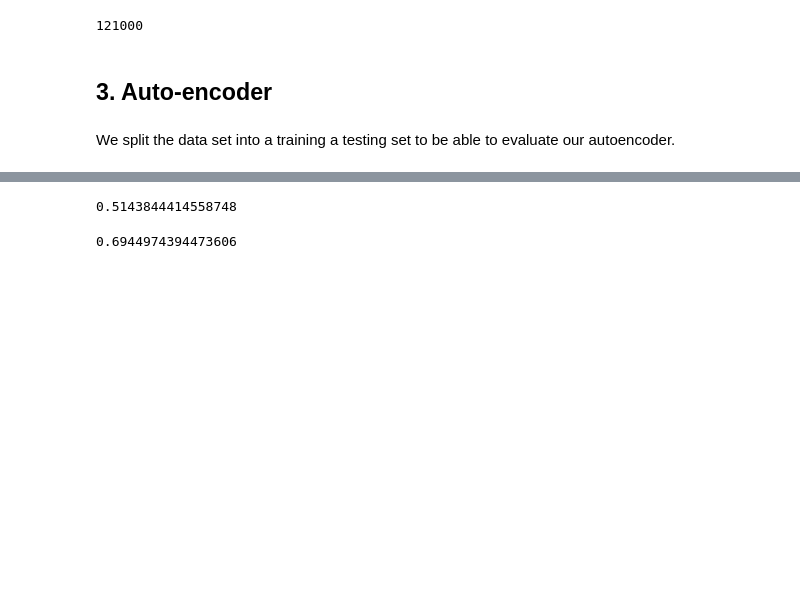
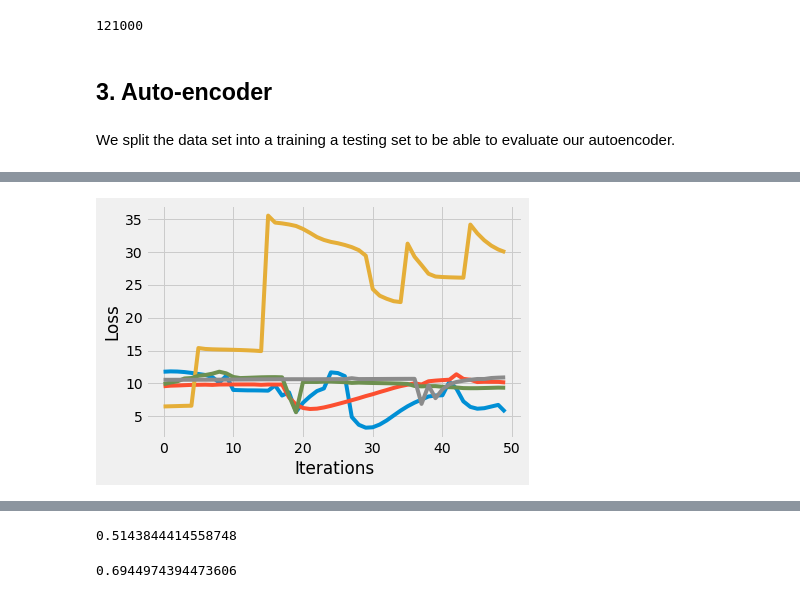
Before and after one commit to CS-433/ml-project-2-thevipers2, a Jupyter notebook: main.ipynb, the cells around one changed output, grey strips where cells are left out. Saved outputs shown, nothing was run; the diff lists cells and outputs as text; code cells hidden in the pictures; blank space fills up the shorter version.

```diff
--- a/main.ipynb
+++ b/main.ipynb
@@ -191,3 +197,7 @@ net = Autoencoder(input_size)
 optimizer = torch.optim.Adam(net.parameters(), lr=learningRate, weight_decay=1e-5)
 # creates a criterion that measures the mean squared error (squared L2 norm)
 criterion = nn.MSELoss()
+# %%
+from crossvalidation import *
+Kfold_2(flattened_array, k_folds, net, epochs, criterion, optimizer)
+# %% [output]
@@ -194,3 +221,4 @@ criterion = nn.MSELoss()
+[figure, added]
 # %%
 train(flattened_array_train, net, epochs, criterion, optimizer)
 # %% [output]
```
Also changed, not shown: parts of 12 cells of this notebook.
